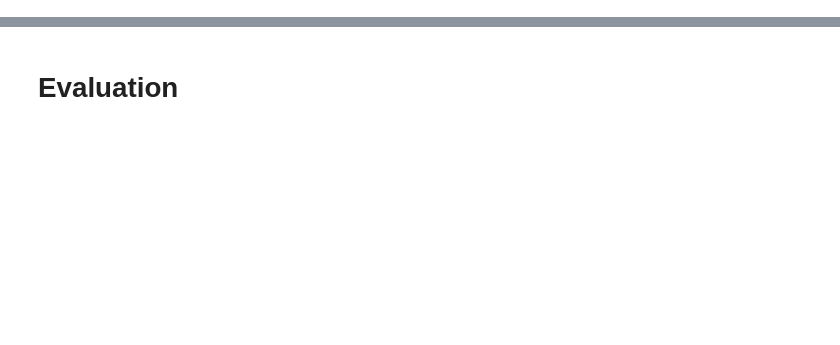
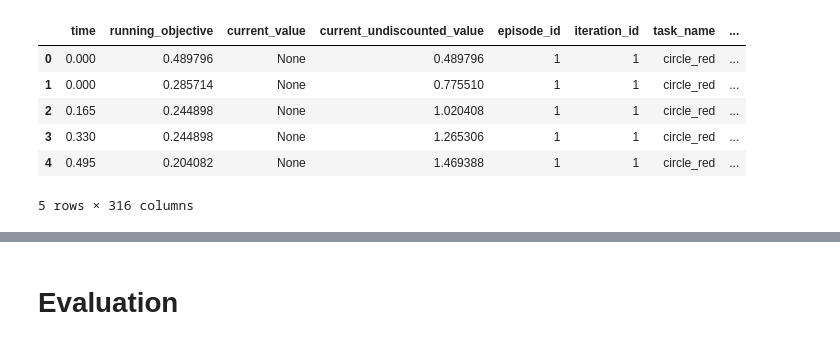
Before and after one commit to thd-research/regelum-playground, a Jupyter notebook: notebooks/check_log.ipynb, the cells around one changed output, grey strips where cells are left out. Cells and saved outputs as stored; diff of their text form; code cells hidden in the pictures; blank space fills up the shorter version.

```diff
--- a/notebooks/check_log.ipynb
+++ b/notebooks/check_log.ipynb
@@ -92,7 +94,10 @@ end_datetime_str = start_datetime_str = "2024-11-12 15-35-48"
 
 # SAC Line Following
 end_datetime_str = start_datetime_str = "2024-11-13 10-42-03"
-single_load = False
+
+# Only used for pivot table
+end_datetime_str = start_datetime_str = "2024-11-13 17-06-50"
+single_load = True
 
 if single_load:
     df = get_df_from_datetime_range(start_datetime_str,
@@ -133,33 +138,41 @@ else:
     for time_n in files:
         end_datetime_str = start_datetime_str = time_n
         df = get_df_from_datetime_range(start_datetime_str,
                                     end_datetime_str,
                                     decay_rate=DECAY_RATE,
                                     max_iter=np.inf,
                                     validity_check=False,
                                     reload=False,
                                     backup_dir="/media/tcc/F89F-5CC1/ICLR/backup-data"
                                     )
 
         if final_df is None:
             final_df = df.copy()
 
         else:
             final_df = pd.concat([final_df, df])
 
     df = final_df
 # end_datetime_str = start_datetime_str = "2024-11-11 09-14-40"
 # df_2 = get_df_from_datetime_range(start_datetime_str,
 #                                 end_datetime_str,
 #                                 decay_rate=DECAY_RATE,
 #                                 max_iter=np.inf,
 #                                 validity_check=False,
 #                                 reload=False
 #                                 )
 
 # df = pd.concat([df, df_2])
 
 df.head()
+# %% [output]
+|  | time | running_objective | current_value | current_undiscounted_value | episode_id | iteration_id | task_name | ... |
+| 0 | 0.000 | 0.489796 | None | 0.489796 | 1 | 1 | circle_red | ... |
+| 1 | 0.000 | 0.285714 | None | 0.775510 | 1 | 1 | circle_red | ... |
+| 2 | 0.165 | 0.244898 | None | 1.020408 | 1 | 1 | circle_red | ... |
+| 3 | 0.330 | 0.244898 | None | 1.265306 | 1 | 1 | circle_red | ... |
+| 4 | 0.495 | 0.204082 | None | 1.469388 | 1 | 1 | circle_red | ... |
+5 rows × 316 columns
 # %%
 exp_config = df.exp_config.values[0]
 df = df.reindex()
```
Also changed, not shown: parts of 17 cells of this notebook.
